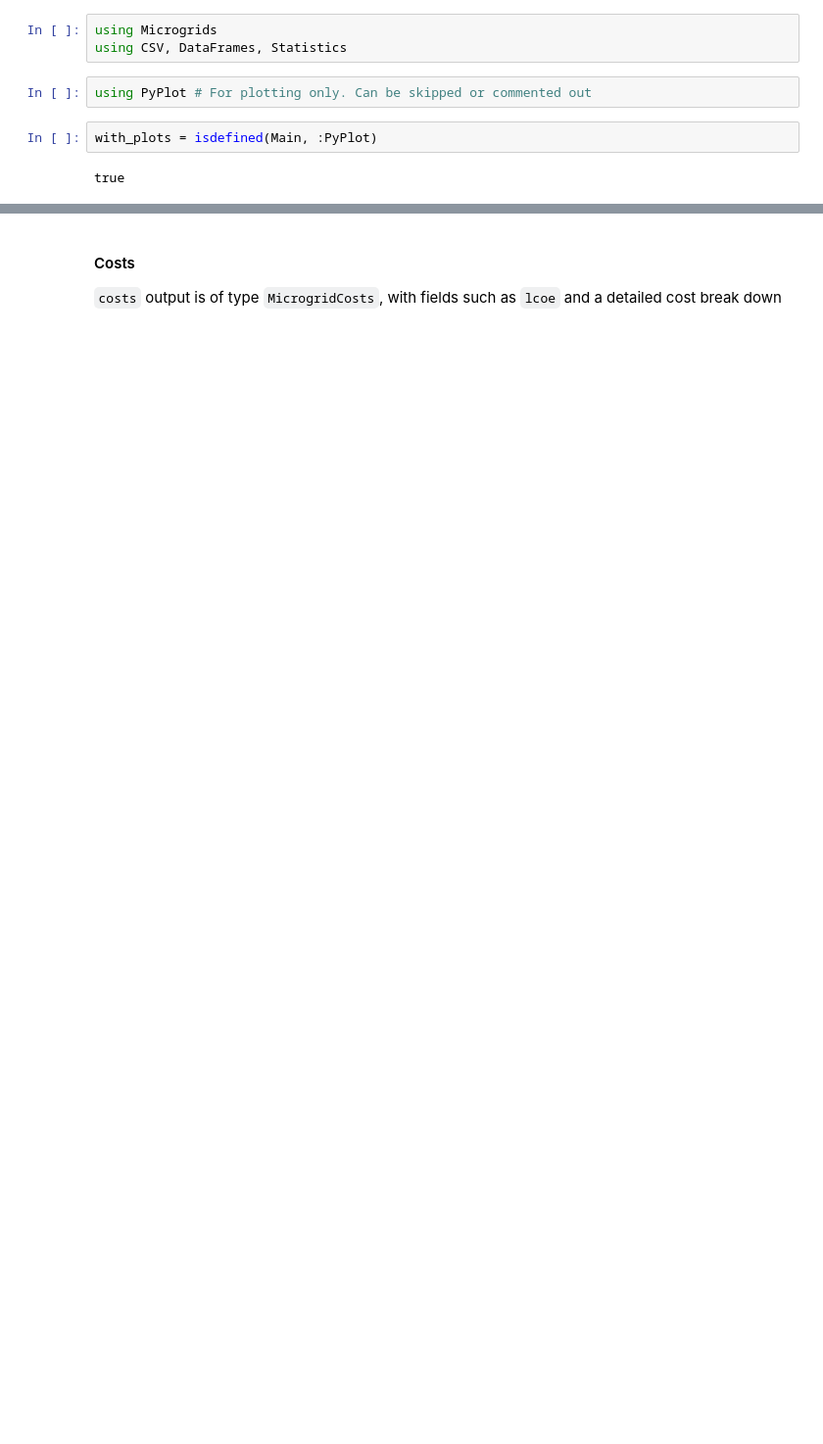
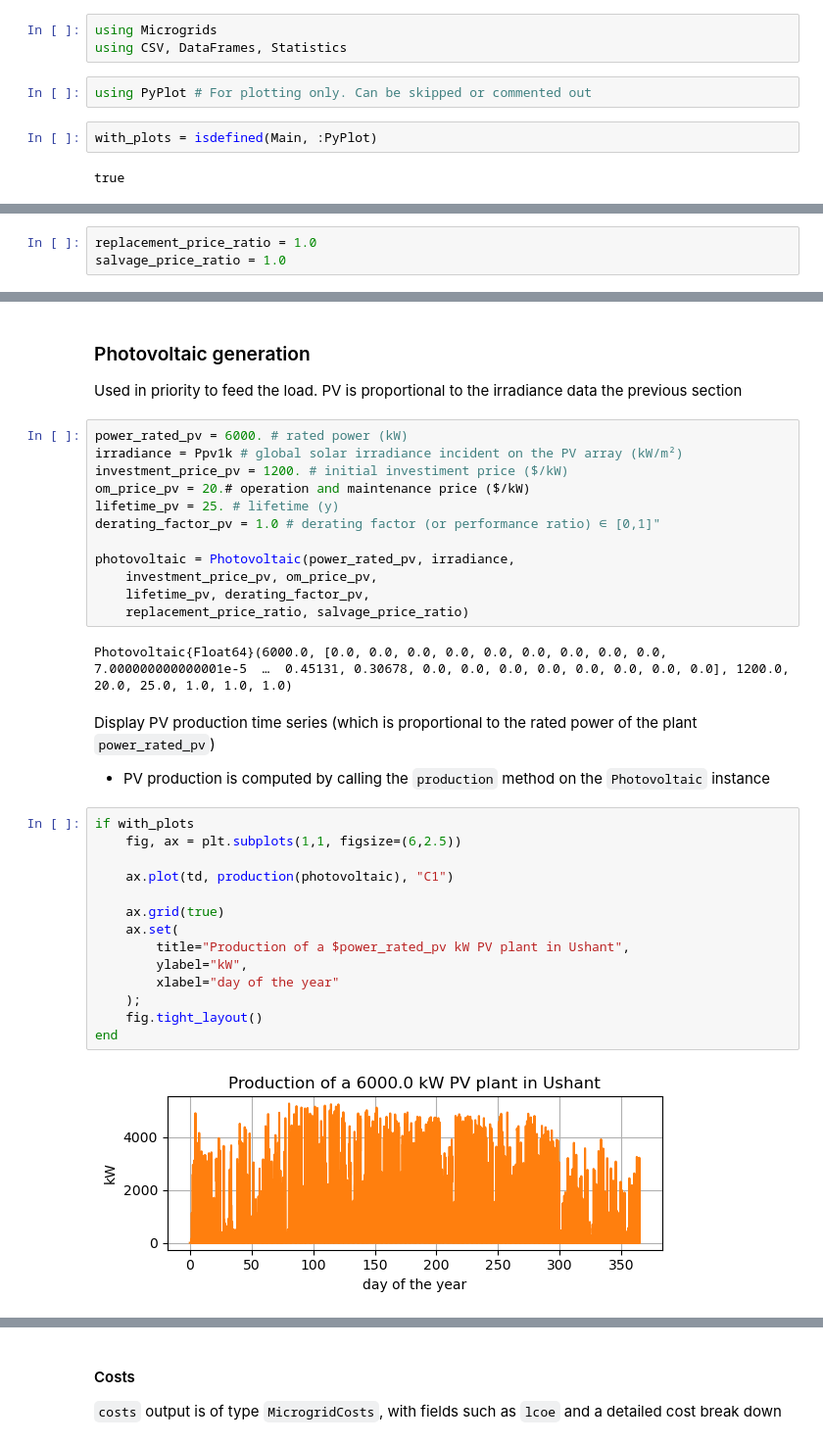
Before and after one commit to Microgrids-X/Microgrids.jl, a Jupyter notebook: examples/microgrid_with_PV_BT_DG/microgrid_with_PV_BT_DG.ipynb, the cells around one changed output, grey strips where cells are left out. Shown at 98% size. Drawn from its saved outputs; the diff is of its cells as text; blank space fills up the shorter version.

```diff
--- a/examples/microgrid_with_PV_BT_DG/microgrid_with_PV_BT_DG.ipynb
+++ b/examples/microgrid_with_PV_BT_DG/microgrid_with_PV_BT_DG.ipynb
@@ -110,0 +83,3 @@ Microgrid
+# %%
+replacement_price_ratio = 1.0
+salvage_price_ratio = 1.0
@@ -110,0 +132,37 @@ Microgrid
+# %% [markdown]
+### Photovoltaic generation
+
+Used in priority to feed the load. PV is proportional to the irradiance data the previous section
+# %%
+power_rated_pv = 6000. # rated power (kW)
+irradiance = Ppv1k # global solar irradiance incident on the PV array (kW/m²)
+investment_price_pv = 1200. # initial investiment price ($/kW)
+om_price_pv = 20.# operation and maintenance price ($/kW)
+lifetime_pv = 25. # lifetime (y)
+derating_factor_pv = 1.0 # derating factor (or performance ratio) ∈ [0,1]"
+
+photovoltaic = Photovoltaic(power_rated_pv, irradiance,
+    investment_price_pv, om_price_pv,
+    lifetime_pv, derating_factor_pv,
+    replacement_price_ratio, salvage_price_ratio)
+# %% [output]
+Photovoltaic{Float64}(6000.0, [0.0, 0.0, 0.0, 0.0, 0.0, 0.0, 0.0, 0.0, 0.0, 7.000000000000001e-5  …  0.45131, 0.30678, 0.0, 0.0, 0.0, 0.0, 0.0, 0.0, 0.0, 0.0], 1200.0, 20.0, 25.0, 1.0, 1.0, 1.0)
+# %% [markdown]
+Display PV production time series (which is proportional to the rated power of the plant `power_rated_pv`)
+- PV production is computed by calling the `production` method on the `Photovoltaic` instance
+# %%
+if with_plots
+    fig, ax = plt.subplots(1,1, figsize=(6,2.5))
+
+    ax.plot(td, production(photovoltaic), "C1")
+
+    ax.grid(true)
+    ax.set(
+        title="Production of a $power_rated_pv kW PV plant in Ushant",
+        ylabel="kW",
+        xlabel="day of the year"
+    );
+    fig.tight_layout()
+end
+# %% [output]
+[figure, added]
```
Also changed, not shown: parts of 44 cells of this notebook, 2 other files.
